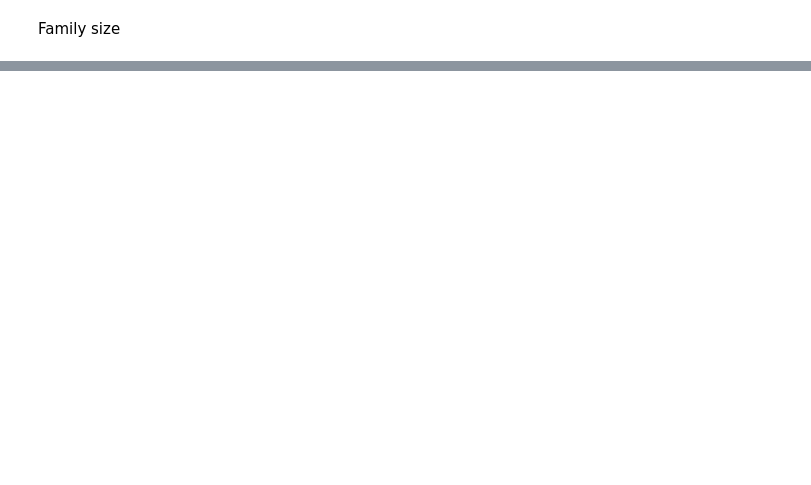
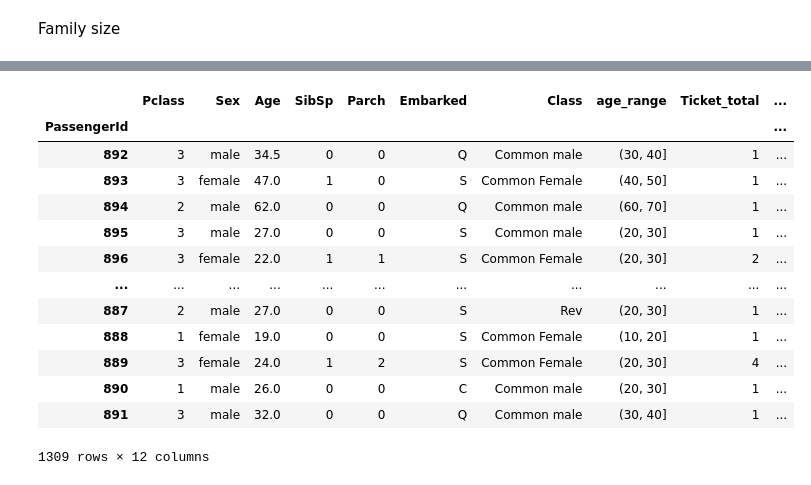
Before and after one commit to Ayuhs29/Titanic-Survival, a Jupyter notebook: Titanic.ipynb, the cells around one changed output, grey strips where cells are left out. Cells and saved outputs as stored; diff of their text form; code cells hidden in the pictures; blank space fills up the shorter version.

```diff
--- a/Titanic.ipynb
+++ b/Titanic.ipynb
@@ -326,0 +334,18 @@ dtype: int64
+# %%
+combined.set_index('PassengerId',inplace=True)
+combined
+# %% [output]
+|  | Pclass | Sex | Age | SibSp | Parch | Embarked | Class | age_range | Ticket_total | ... |
+| PassengerId |  |  |  |  |  |  |  |  |  | ... |
+| 892 | 3 | male | 34.5 | 0 | 0 | Q | Common male | (30, 40] | 1 | ... |
+| 893 | 3 | female | 47.0 | 1 | 0 | S | Common Female | (40, 50] | 1 | ... |
+| 894 | 2 | male | 62.0 | 0 | 0 | Q | Common male | (60, 70] | 1 | ... |
+| 895 | 3 | male | 27.0 | 0 | 0 | S | Common male | (20, 30] | 1 | ... |
+| 896 | 3 | female | 22.0 | 1 | 1 | S | Common Female | (20, 30] | 2 | ... |
+| ... | ... | ... | ... | ... | ... | ... | ... | ... | ... | ... |
+| 887 | 2 | male | 27.0 | 0 | 0 | S | Rev | (20, 30] | 1 | ... |
+| 888 | 1 | female | 19.0 | 0 | 0 | S | Common Female | (10, 20] | 1 | ... |
+| 889 | 3 | female | 24.0 | 1 | 2 | S | Common Female | (20, 30] | 4 | ... |
+| 890 | 1 | male | 26.0 | 0 | 0 | C | Common male | (20, 30] | 1 | ... |
+| 891 | 3 | male | 32.0 | 0 | 0 | Q | Common male | (30, 40] | 1 | ... |
+1309 rows × 12 columns
```
Also changed, not shown: parts of 12 cells of this notebook.
